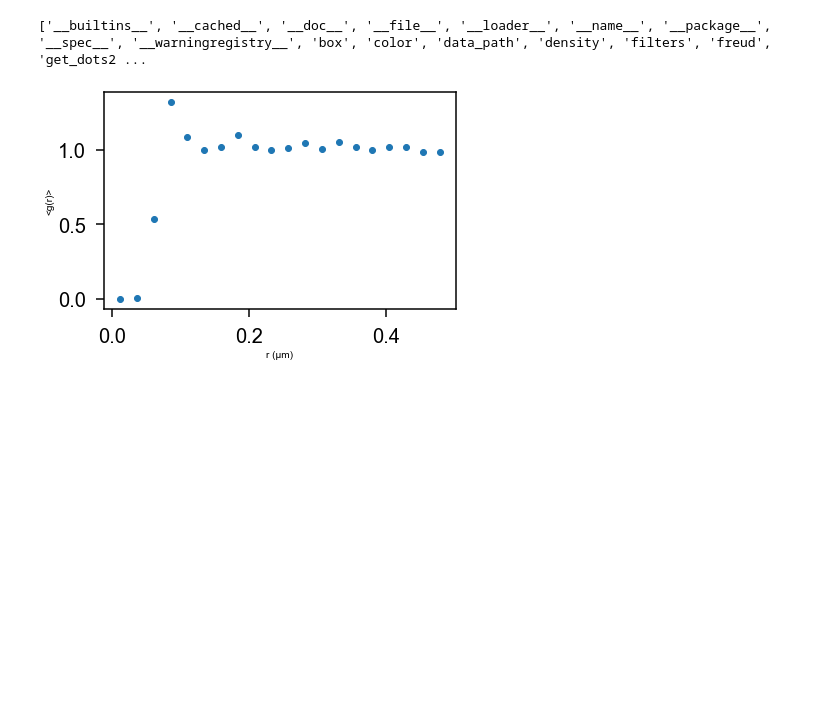
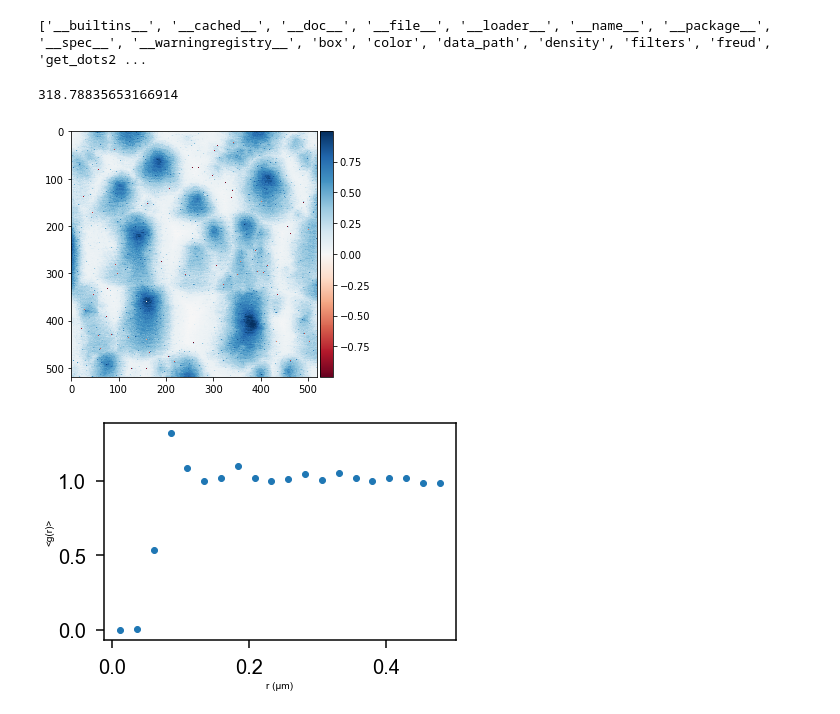
Before and after one commit to cmelab/QD-Paper-RDF, a Jupyter notebook: analyze-106.ipynb, the cells around one changed output. Drawn from its saved outputs; the diff is of its cells as text; code cells hidden in the pictures; blank space fills up the shorter version.

```diff
--- a/analyze-106.ipynb
+++ b/analyze-106.ipynb
@@ -12,10 +12,13 @@ rdfs = []
 # %%
 L=5
 R=[]
-dots=get_dots2(data_path+"106/5a.tif",compare=True,microns=L,size=3, spacing=1)
+dots=get_dots2(data_path+"106/5a.tif",compare=True,microns=L,size=5, spacing=10)
 b=1/np.sqrt(len(dots)/(L*1000*1000*L))
 print(b)
 R.append(b)
+# %% [output]
+318.78835653166914
+[figure, added]
 # %%
 rdfs.append(plot_rdf(dots,L,plot=True)[1])
 # %% [output]
```
